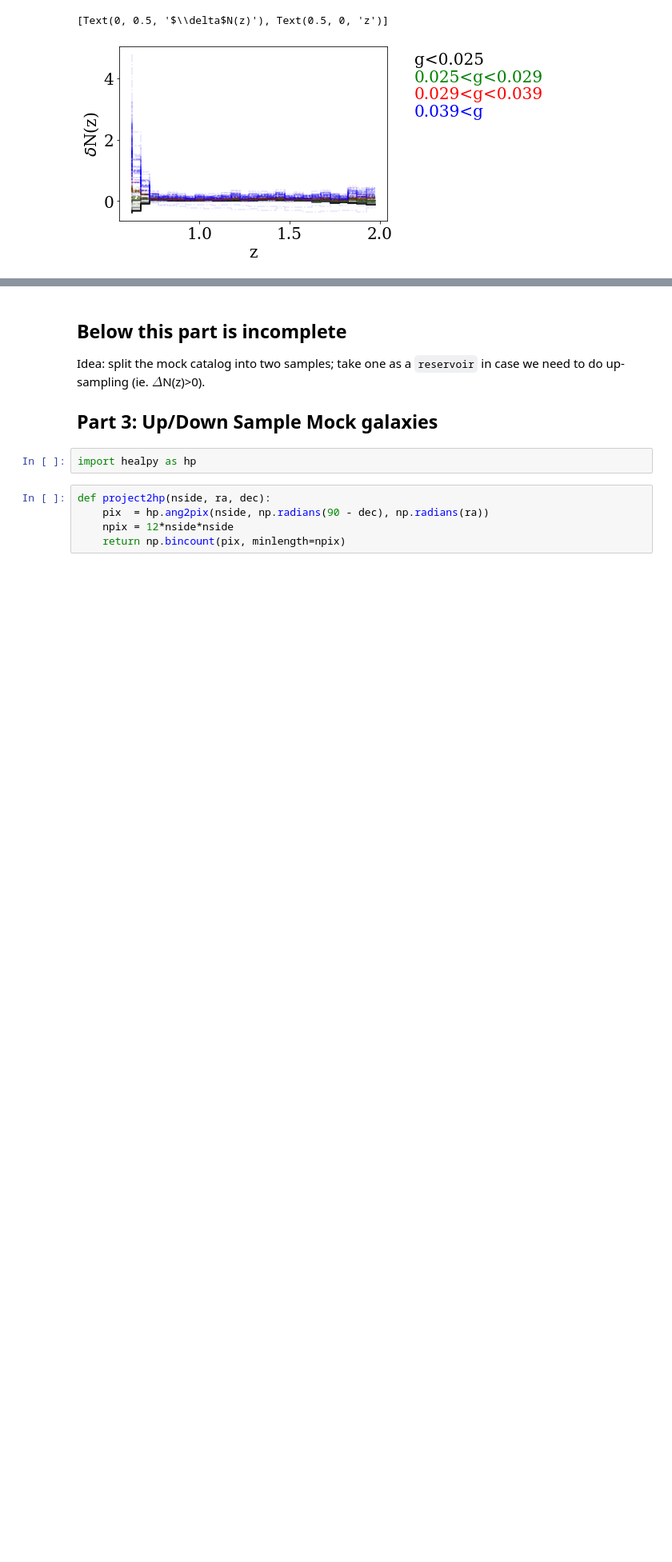
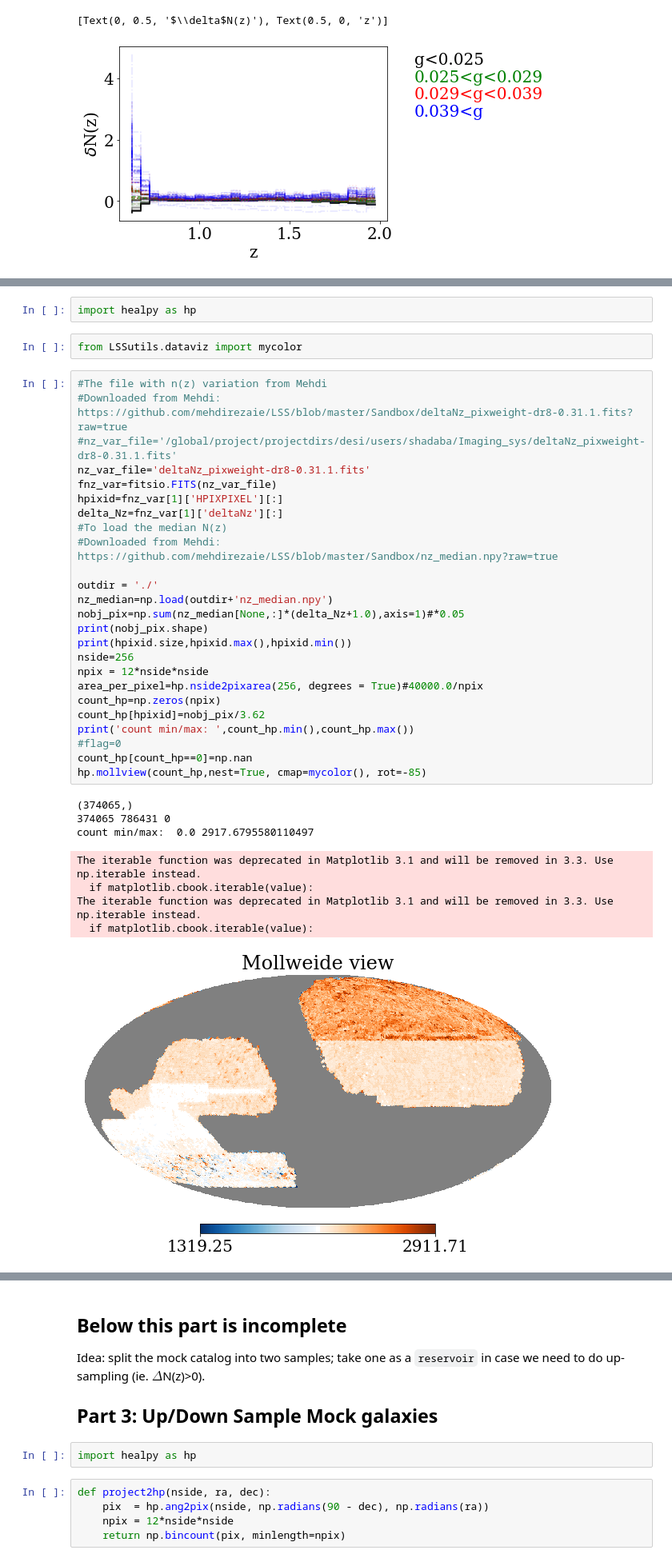
Before and after one commit to mehdirezaie/LSS, a Jupyter notebook: Sandbox/nzDECALS.ipynb, the cells around one changed output, grey strips where cells are left out. Shown at 80% size. Drawn from its saved outputs; the diff is of its cells as text; blank space fills up the shorter version.

```diff
--- a/Sandbox/nzDECALS.ipynb
+++ b/Sandbox/nzDECALS.ipynb
@@ -424,0 +428,38 @@ ax.set(ylabel=r'$\delta$N(z)', xlabel='z')
+# %%
+import healpy as hp
+# %%
+from LSSutils.dataviz import mycolor
+# %%
+#The file with n(z) variation from Mehdi
+#Downloaded from Mehdi: https://github.com/mehdirezaie/LSS/blob/master/Sandbox/deltaNz_pixweight-dr8-0.31.1.fits?raw=true
+#nz_var_file='/global/project/projectdirs/desi/users/shadaba/Imaging_sys/deltaNz_pixweight-dr8-0.31.1.fits'
+nz_var_file='deltaNz_pixweight-dr8-0.31.1.fits'
+fnz_var=fitsio.FITS(nz_var_file)
+hpixid=fnz_var[1]['HPIXPIXEL'][:]
+delta_Nz=fnz_var[1]['deltaNz'][:]
+#To load the median N(z)
+#Downloaded from Mehdi: https://github.com/mehdirezaie/LSS/blob/master/Sandbox/nz_median.npy?raw=true
+
+outdir = './'
+nz_median=np.load(outdir+'nz_median.npy')
+nobj_pix=np.sum(nz_median[None,:]*(delta_Nz+1.0),axis=1)#*0.05
+print(nobj_pix.shape)
+print(hpixid.size,hpixid.max(),hpixid.min())
+nside=256
+npix = 12*nside*nside
+area_per_pixel=hp.nside2pixarea(256, degrees = True)#40000.0/npix
+count_hp=np.zeros(npix)
+count_hp[hpixid]=nobj_pix/3.62
+print('count min/max: ',count_hp.min(),count_hp.max())
+#flag=0
+count_hp[count_hp==0]=np.nan
+hp.mollview(count_hp,nest=True, cmap=mycolor(), rot=-85)
+# %% [output]
+(374065,)
+374065 786431 0
+count min/max:  0.0 2917.6795580110497
+The iterable function was deprecated in Matplotlib 3.1 and will be removed in 3.3. Use np.iterable instead.
+  if matplotlib.cbook.iterable(value):
+The iterable function was deprecated in Matplotlib 3.1 and will be removed in 3.3. Use np.iterable instead.
+  if matplotlib.cbook.iterable(value):
+[figure, added]
```
Also changed, not shown: parts of 8 cells of this notebook, 1 other file.
